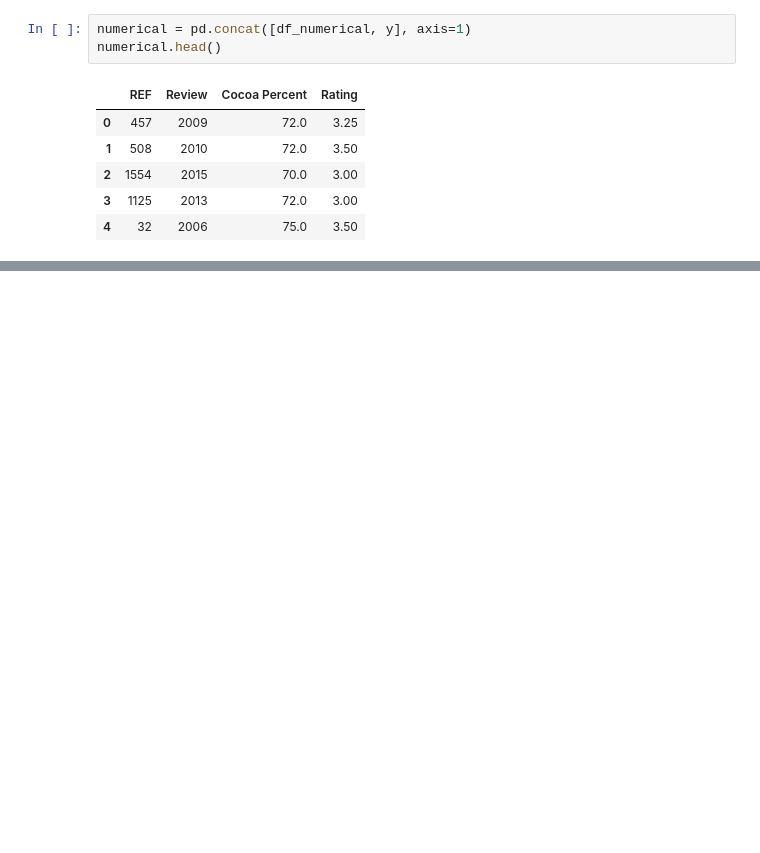
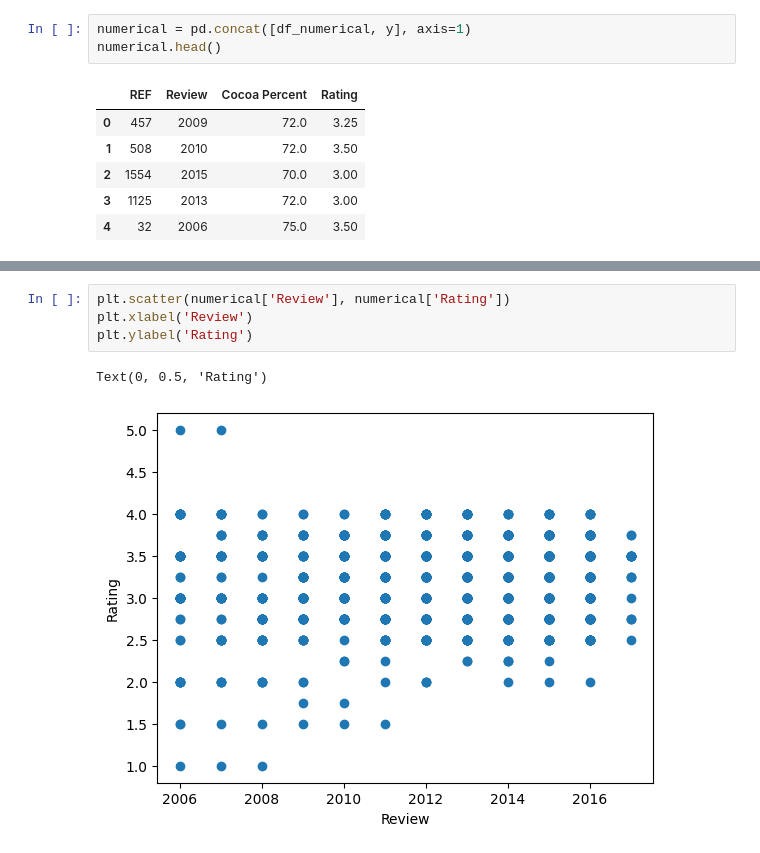
Before and after one commit to PolyakovMA/chocolate-review, a Jupyter notebook: Chocolate_reviews.ipynb, the cells around one changed output, grey strips where cells are left out. Cells and saved outputs as stored; diff of their text form; blank space fills up the shorter version.

```diff
--- a/Chocolate_reviews.ipynb
+++ b/Chocolate_reviews.ipynb
@@ -145,0 +158,7 @@ numerical.head()
+# %%
+plt.scatter(numerical['Review'], numerical['Rating'])
+plt.xlabel('Review')
+plt.ylabel('Rating')
+# %% [output]
+Text(0, 0.5, 'Rating')
+[figure, added]
```
Also changed, not shown: parts of 3 cells of this notebook.
